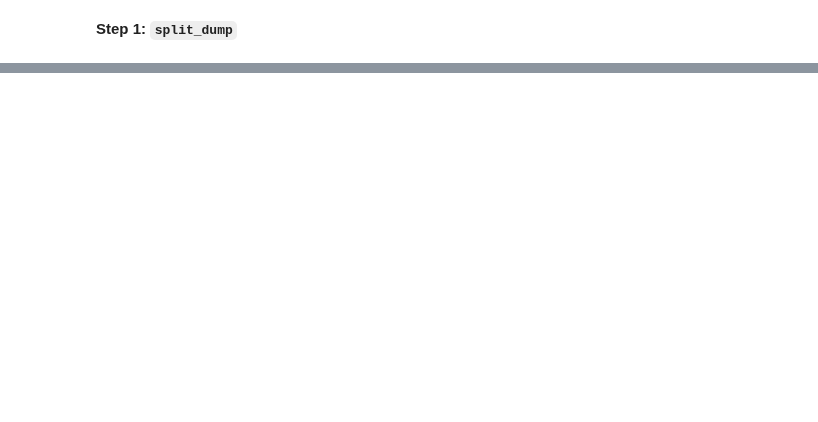
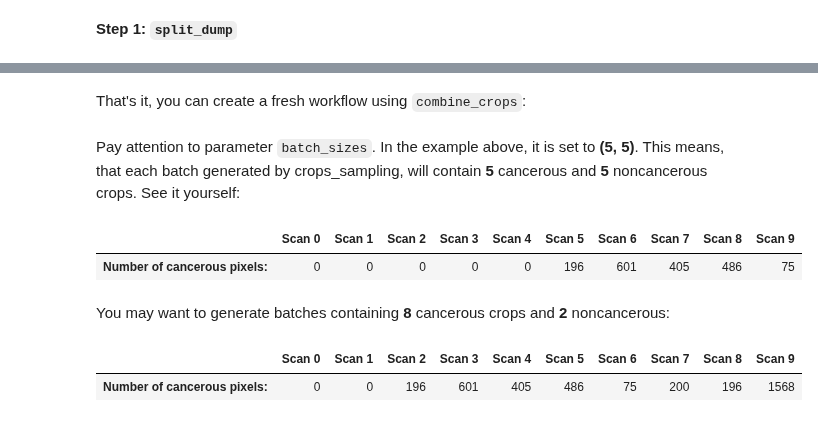
Before and after one commit to analysiscenter/radio, a Jupyter notebook: tutorials/RadIO.III.ipynb, the cells around one changed output, grey strips where cells are left out. Cells and saved outputs as stored; diff of their text form; code cells hidden in the pictures; blank space fills up the shorter version.

```diff
--- a/tutorials/RadIO.III.ipynb
+++ b/tutorials/RadIO.III.ipynb
@@ -249,0 +312,17 @@ As opposed to `get_crops`-workflow, that uses a batches of several scans for sam
+# %% [markdown]
+That's it, you can create a fresh workflow using `combine_crops`:
+# %%
+crops_sampling = combine_crops(cancer_set, non_cancer_set, batch_sizes=(5, 5))
+# %% [markdown]
+Pay attention to parameter `batch_sizes`. In the example above, it is set to **(5, 5)**. This means, that each batch generated by crops_sampling, will contain **5** cancerous and **5** noncancerous crops. See it yourself:
+# %%
+np.random.seed(42)
+batch_crops = crops_sampling.next_batch()
+# wow! This works really fast!
+# %%
+num_of_cancerous_pixels(batch_crops)
+# %% [output]
+|  | Scan 0 | Scan 1 | Scan 2 | Scan 3 | Scan 4 | Scan 5 | Scan 6 | Scan 7 | Scan 8 | Scan 9 |
+| Number of cancerous pixels: | 0 | 0 | 0 | 0 | 0 | 196 | 601 | 405 | 486 | 75 |
+# %% [markdown]
+You may want to generate batches containing **8** cancerous crops and **2** noncancerous:
@@ -249,0 +333,5 @@ As opposed to `get_crops`-workflow, that uses a batches of several scans for sam
+# %%
+num_of_cancerous_pixels(batch_crops)
+# %% [output]
+|  | Scan 0 | Scan 1 | Scan 2 | Scan 3 | Scan 4 | Scan 5 | Scan 6 | Scan 7 | Scan 8 | Scan 9 |
+| Number of cancerous pixels: | 0 | 0 | 196 | 601 | 405 | 486 | 75 | 200 | 196 | 1568 |
```
Also changed, not shown: parts of 29 cells of this notebook.
